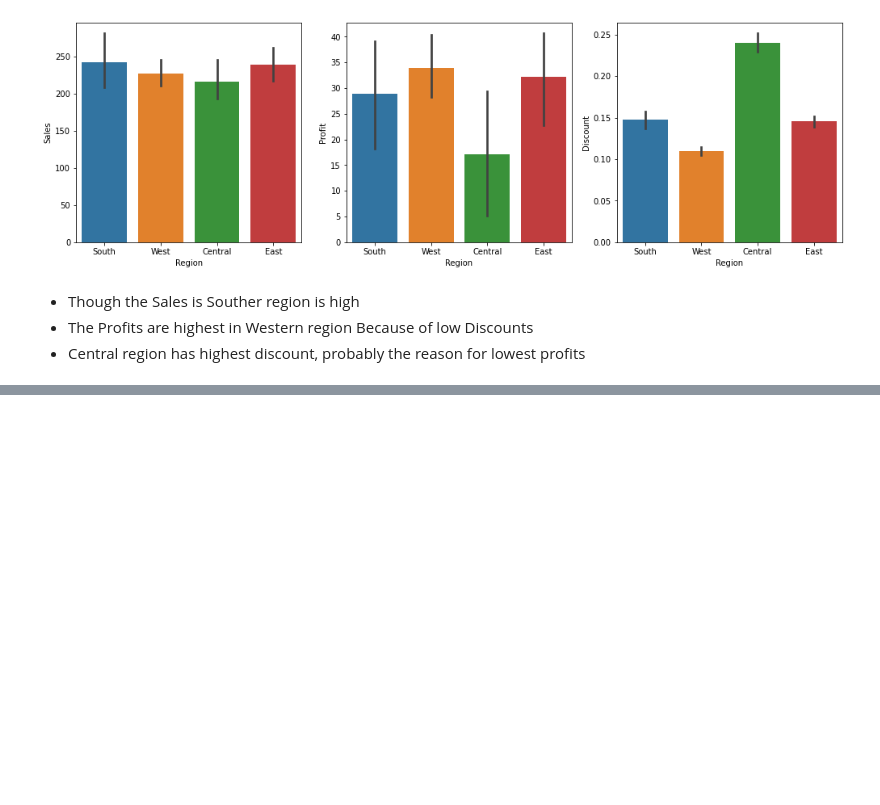
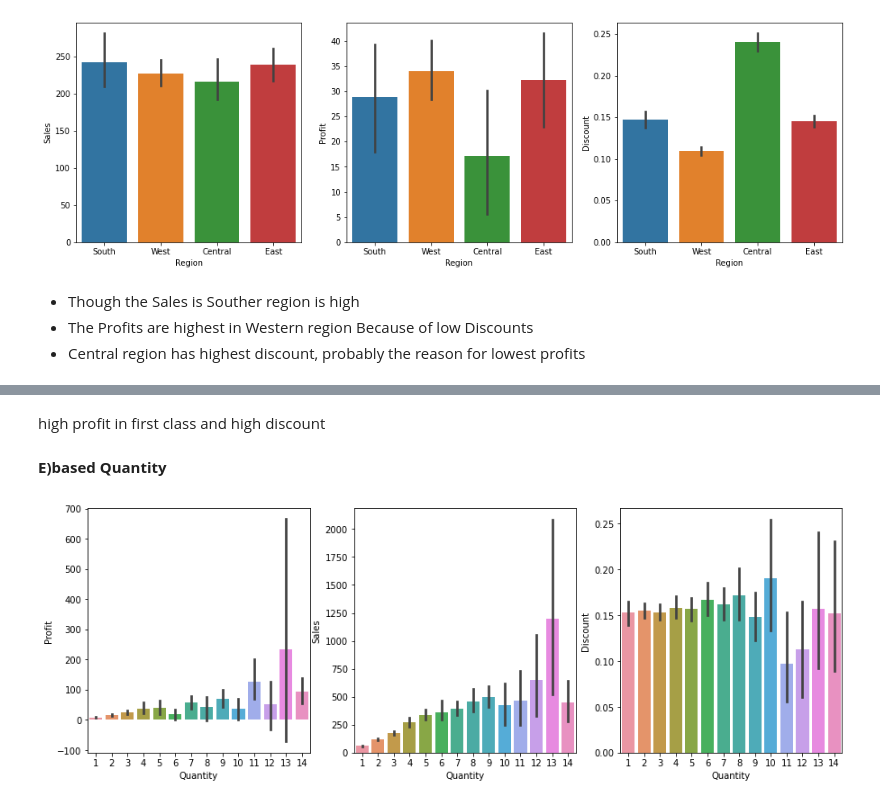
Before and after one commit to mahmoud-elghonemy/Exploratory-Data-Analysis-Retail, a Jupyter notebook: Exploratory_Data_Analysis_Retail.ipynb, the cells around one changed output, grey strips where cells are left out. Cells and saved outputs as stored; diff of their text form; code cells hidden in the pictures; blank space fills up the shorter version.

```diff
--- a/Exploratory_Data_Analysis_Retail.ipynb
+++ b/Exploratory_Data_Analysis_Retail.ipynb
@@ -287,0 +322,12 @@ plt.show()
+# %% [markdown]
+high profit in first class and high discount
+# %% [markdown]
+**E)based Quantity**
+# %%
+fig, ax = plt.subplots(1, 3, figsize=(15, 5))
+sns.barplot(x='Quantity', y='Profit', data=df, ax=ax[0])
+sns.barplot(x='Quantity', y='Sales', data=df, ax=ax[1])
+sns.barplot(x='Quantity', y='Discount', data=df, ax=ax[2])
+plt.show()
+# %% [output]
+[figure, added]
```
Also changed, not shown: parts of 11 cells of this notebook.
